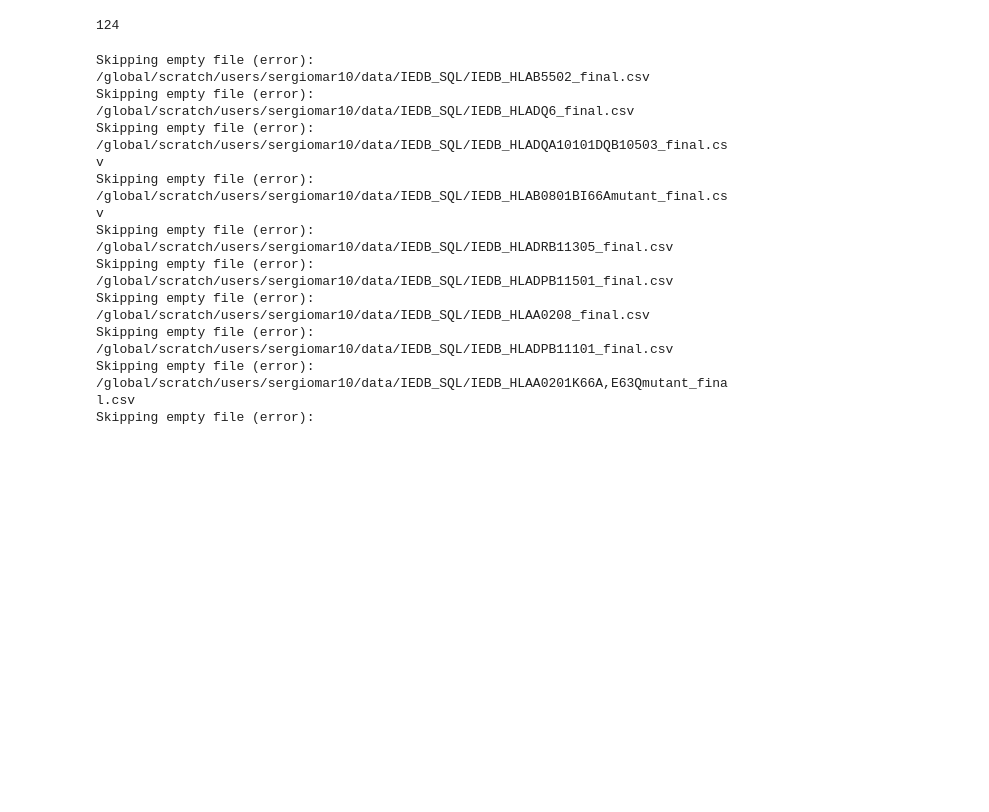
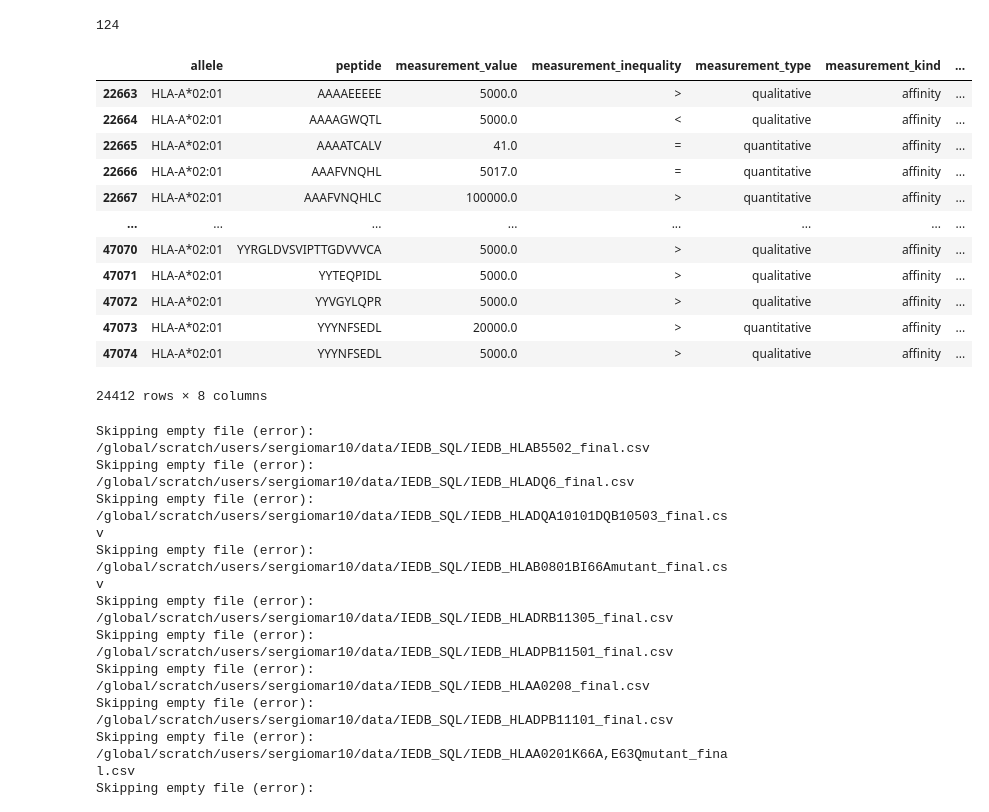
Before and after one commit to sermare/ESMCBA, a Jupyter notebook: jupyter_notebooks/IEDB_data_exploration.ipynb, the cells around one changed output. Saved outputs shown, nothing was run; the diff lists cells and outputs as text; code cells hidden in the pictures; blank space fills up the shorter version.

```diff
--- a/jupyter_notebooks/IEDB_data_exploration.ipynb
+++ b/jupyter_notebooks/IEDB_data_exploration.ipynb
@@ -27,6 +27,22 @@ mhc_flurry_training_data_subset = mhc_flurry_training_data[mhc_flurry_training_d
 mhc_flurry_training_data_subset[mhc_flurry_training_data_subset['peptide'].isin(predictions[predictions['allele'] == 'HLA-A0201']['peptide'].unique())]['peptide'].nunique()
 # %% [output]
 124
+# %%
+mhc_flurry_training_data_subset
+# %% [output]
+|  | allele | peptide | measurement_value | measurement_inequality | measurement_type | measurement_kind | ... |
+| 22663 | HLA-A*02:01 | AAAAEEEEE | 5000.0 | > | qualitative | affinity | ... |
+| 22664 | HLA-A*02:01 | AAAAGWQTL | 5000.0 | < | qualitative | affinity | ... |
+| 22665 | HLA-A*02:01 | AAAATCALV | 41.0 | = | quantitative | affinity | ... |
+| 22666 | HLA-A*02:01 | AAAFVNQHL | 5017.0 | = | quantitative | affinity | ... |
+| 22667 | HLA-A*02:01 | AAAFVNQHLC | 100000.0 | > | quantitative | affinity | ... |
+| ... | ... | ... | ... | ... | ... | ... | ... |
+| 47070 | HLA-A*02:01 | YYRGLDVSVIPTTGDVVVCA | 5000.0 | > | qualitative | affinity | ... |
+| 47071 | HLA-A*02:01 | YYTEQPIDL | 5000.0 | > | qualitative | affinity | ... |
+| 47072 | HLA-A*02:01 | YYVGYLQPR | 5000.0 | > | qualitative | affinity | ... |
+| 47073 | HLA-A*02:01 | YYYNFSEDL | 20000.0 | > | quantitative | affinity | ... |
+| 47074 | HLA-A*02:01 | YYYNFSEDL | 5000.0 | > | qualitative | affinity | ... |
+24412 rows × 8 columns
 # %%
 def classify(name):
     name_lower = name.lower()
```
